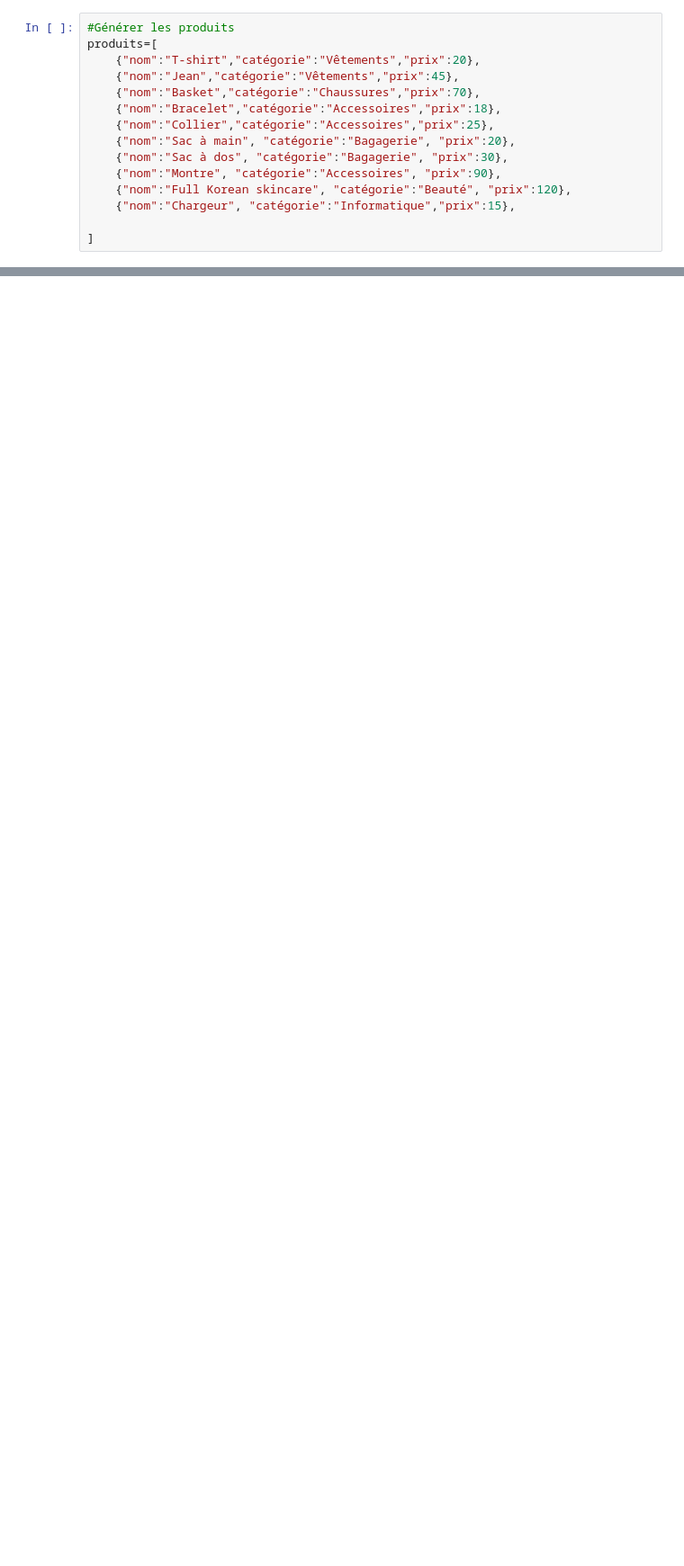
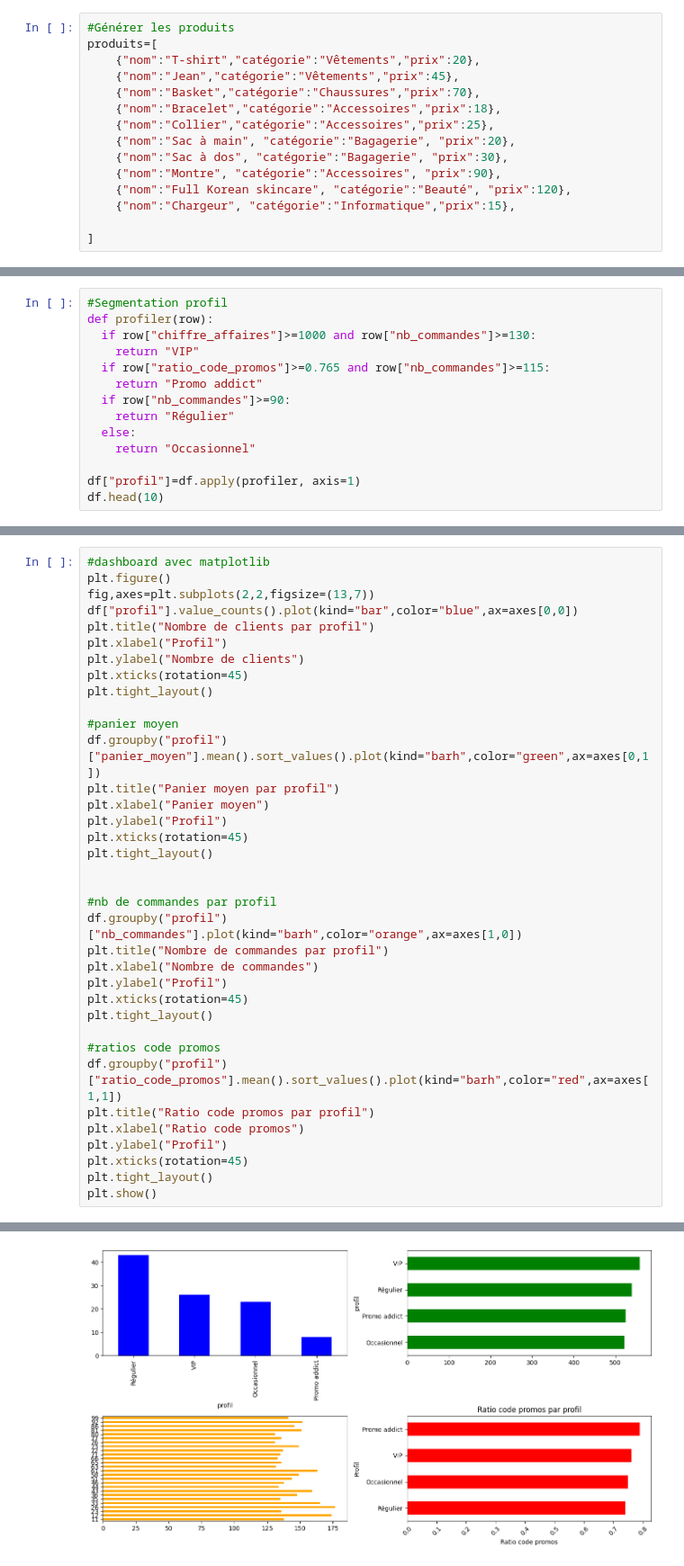
Before and after one commit to yasminemejrissi/projet_colab, a Jupyter notebook: projet1_data.ipynb, the cells around one changed output, grey strips where cells are left out. Shown at 90% size. Cells and saved outputs as stored; diff of their text form; blank space fills up the shorter version.

```diff
--- a/projet1_data.ipynb
+++ b/projet1_data.ipynb
@@ -439,0 +437,14 @@ df.head(10)
+# %%
+#Segmentation profil
+def profiler(row):
+  if row["chiffre_affaires"]>=1000 and row["nb_commandes"]>=130:
+    return "VIP"
+  if row["ratio_code_promos"]>=0.765 and row["nb_commandes"]>=115:
+    return "Promo addict"
+  if row["nb_commandes"]>=90:
+    return "Régulier"
+  else:
+    return "Occasionnel"
+
+df["profil"]=df.apply(profiler, axis=1)
+df.head(10)
@@ -439,0 +463,37 @@ df.head(10)
+# %%
+#dashboard avec matplotlib
+plt.figure()
+fig,axes=plt.subplots(2,2,figsize=(13,7))
+df["profil"].value_counts().plot(kind="bar",color="blue",ax=axes[0,0])
+plt.title("Nombre de clients par profil")
+plt.xlabel("Profil")
+plt.ylabel("Nombre de clients")
+plt.xticks(rotation=45)
+plt.tight_layout()
+
+#panier moyen
+df.groupby("profil")["panier_moyen"].mean().sort_values().plot(kind="barh",color="green",ax=axes[0,1])
+plt.title("Panier moyen par profil")
+plt.xlabel("Panier moyen")
+plt.ylabel("Profil")
+plt.xticks(rotation=45)
+plt.tight_layout()
+
+
+#nb de commandes par profil
+df.groupby("profil")["nb_commandes"].plot(kind="barh",color="orange",ax=axes[1,0])
+plt.title("Nombre de commandes par profil")
+plt.xlabel("Nombre de commandes")
+plt.ylabel("Profil")
+plt.xticks(rotation=45)
+plt.tight_layout()
+
+#ratios code promos
+df.groupby("profil")["ratio_code_promos"].mean().sort_values().plot(kind="barh",color="red",ax=axes[1,1])
+plt.title("Ratio code promos par profil")
+plt.xlabel("Ratio code promos")
+plt.ylabel("Profil")
+plt.xticks(rotation=45)
+plt.tight_layout()
+plt.show()
+# %% [output]
@@ -439,0 +501 @@ df.head(10)
+[figure, added]
```
Also changed, not shown: parts of 13 cells of this notebook.
